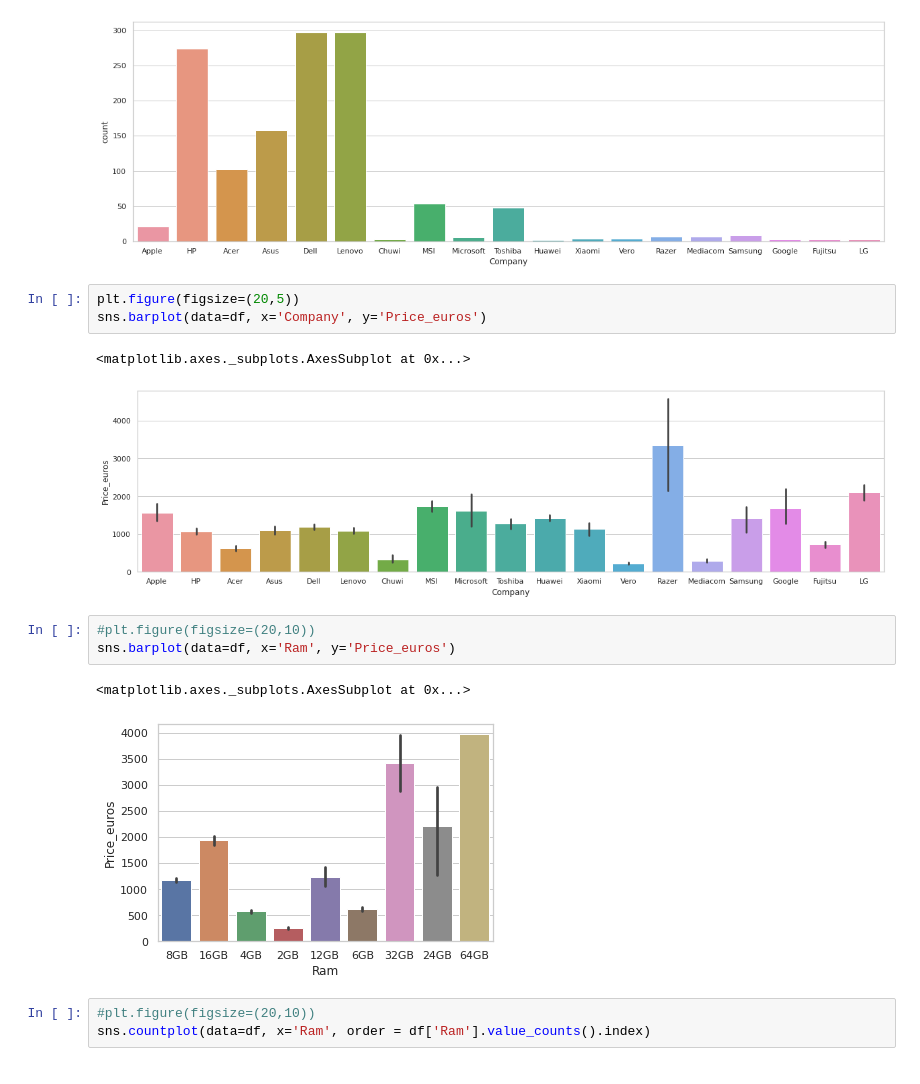
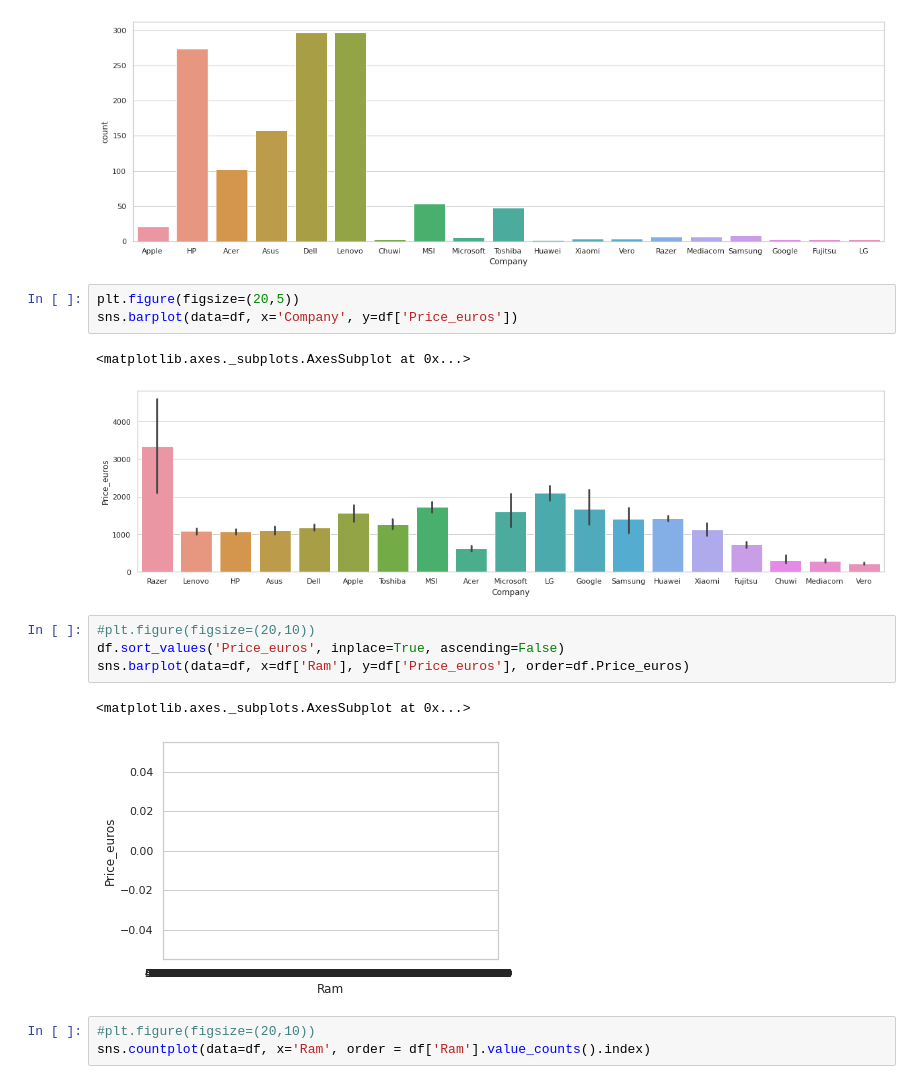
Before and after one commit to DanielKorenDataScience/RegressionProject, a Jupyter notebook: Regression Project.ipynb, the cells around one changed output. Drawn from its saved outputs; the diff is of its cells as text.

```diff
--- a/Regression Project.ipynb
+++ b/Regression Project.ipynb
@@ -194,16 +193,17 @@ sns.countplot(data=df, x='Company')
 [figure]
 # %%
 plt.figure(figsize=(20,5))
-sns.barplot(data=df, x='Company', y='Price_euros')
+sns.barplot(data=df, x='Company', y=df['Price_euros'])
 # %% [output]
 <matplotlib.axes._subplots.AxesSubplot at 0x...>
-[figure, old version]
+[figure, new version]
 # %%
 #plt.figure(figsize=(20,10))
-sns.barplot(data=df, x='Ram', y='Price_euros')
+df.sort_values('Price_euros', inplace=True, ascending=False)
+sns.barplot(data=df, x=df['Ram'], y=df['Price_euros'], order=df.Price_euros)
 # %% [output]
 <matplotlib.axes._subplots.AxesSubplot at 0x...>
-[figure, old version]
+[figure, new version]
 # %%
 #plt.figure(figsize=(20,10))
 sns.countplot(data=df, x='Ram', order = df['Ram'].value_counts().index)
```
Also changed, not shown: parts of 15 cells of this notebook.
